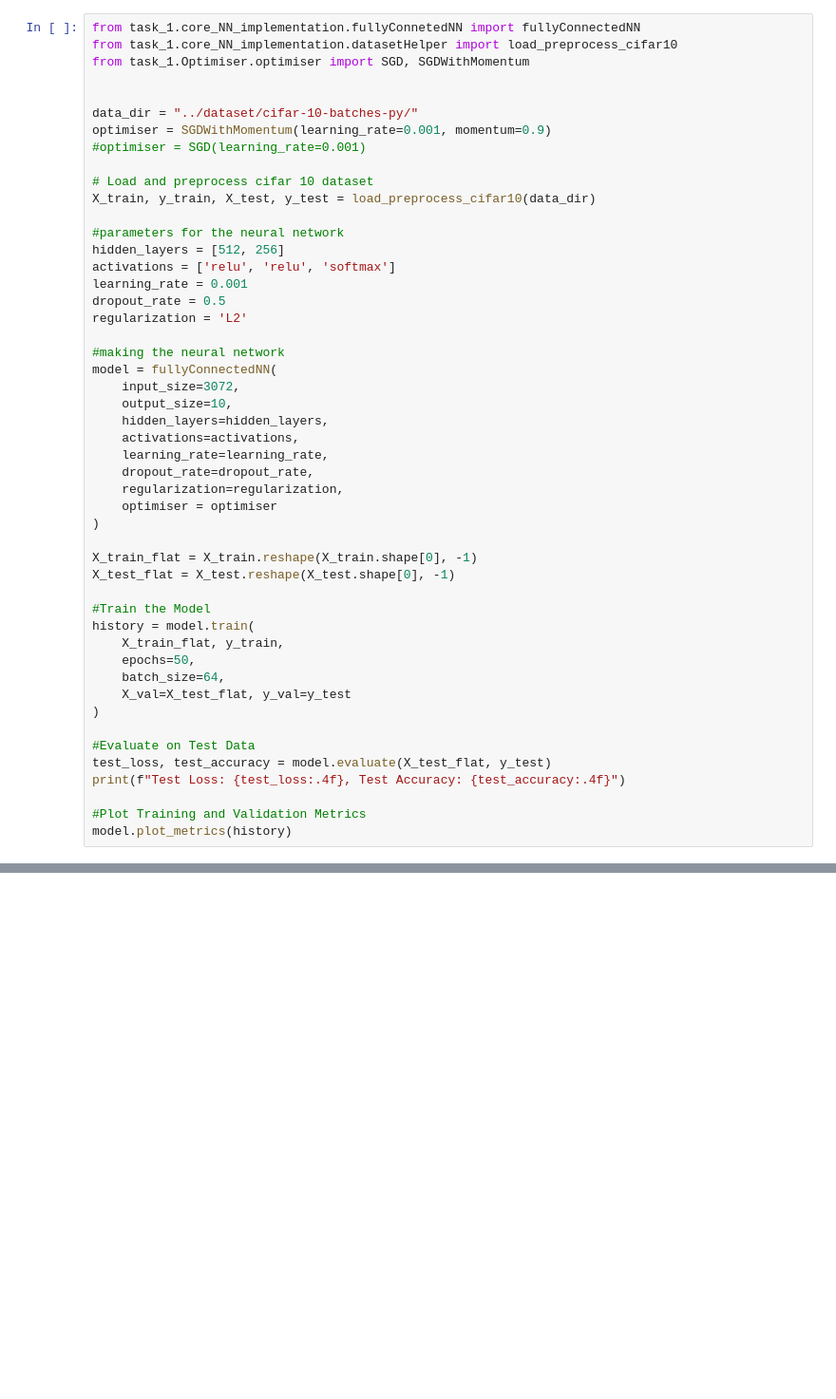
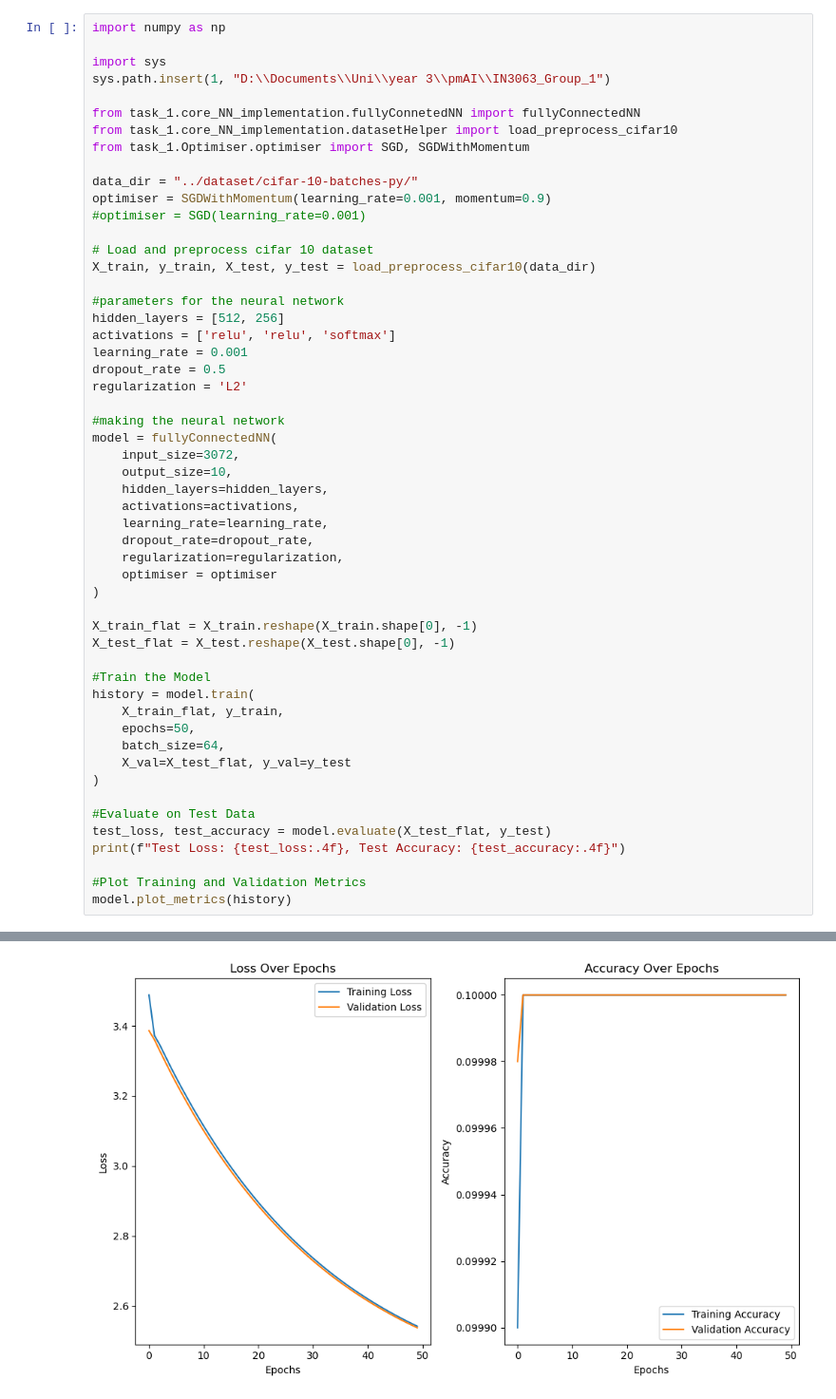
Before and after one commit to KPflitsch/IN3063_Group_1, a Jupyter notebook: task_1/core_NN_implementation/trainAndPlot.ipynb, the cells around one changed output, grey strips where cells are left out. Shown at 95% size. Saved outputs shown, nothing was run; the diff lists cells and outputs as text; blank space fills up the shorter version.

Commit message:
updated train and plot with  the  optimser

```diff
--- a/task_1/core_NN_implementation/trainAndPlot.ipynb
+++ b/task_1/core_NN_implementation/trainAndPlot.ipynb
@@ -1,8 +1,12 @@
 # %%
+import numpy as np
+
+import sys
+sys.path.insert(1, "D:\\Documents\\Uni\\year 3\\pmAI\\IN3063_Group_1")
+
 from task_1.core_NN_implementation.fullyConnetedNN import fullyConnectedNN
 from task_1.core_NN_implementation.datasetHelper import load_preprocess_cifar10
 from task_1.Optimiser.optimiser import SGD, SGDWithMomentum
-
 
 data_dir = "../dataset/cifar-10-batches-py/"
 optimiser = SGDWithMomentum(learning_rate=0.001, momentum=0.9)
@@ -58,3 +72,4 @@ KeyboardInterrupt:
+[figure, added]
 # %%
 #Plot learing rate
 model.plot_learning_rate(history['learning_rate'])
```
Also changed, not shown: parts of 24 cells of this notebook.
